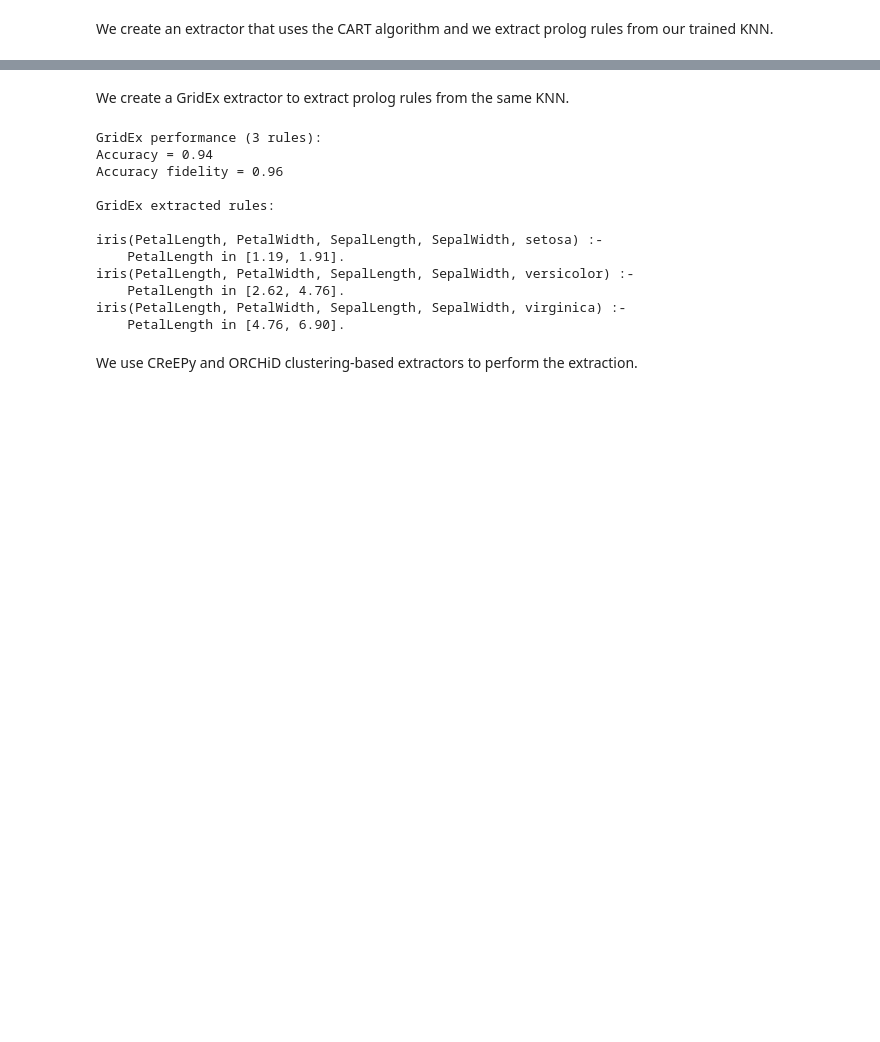
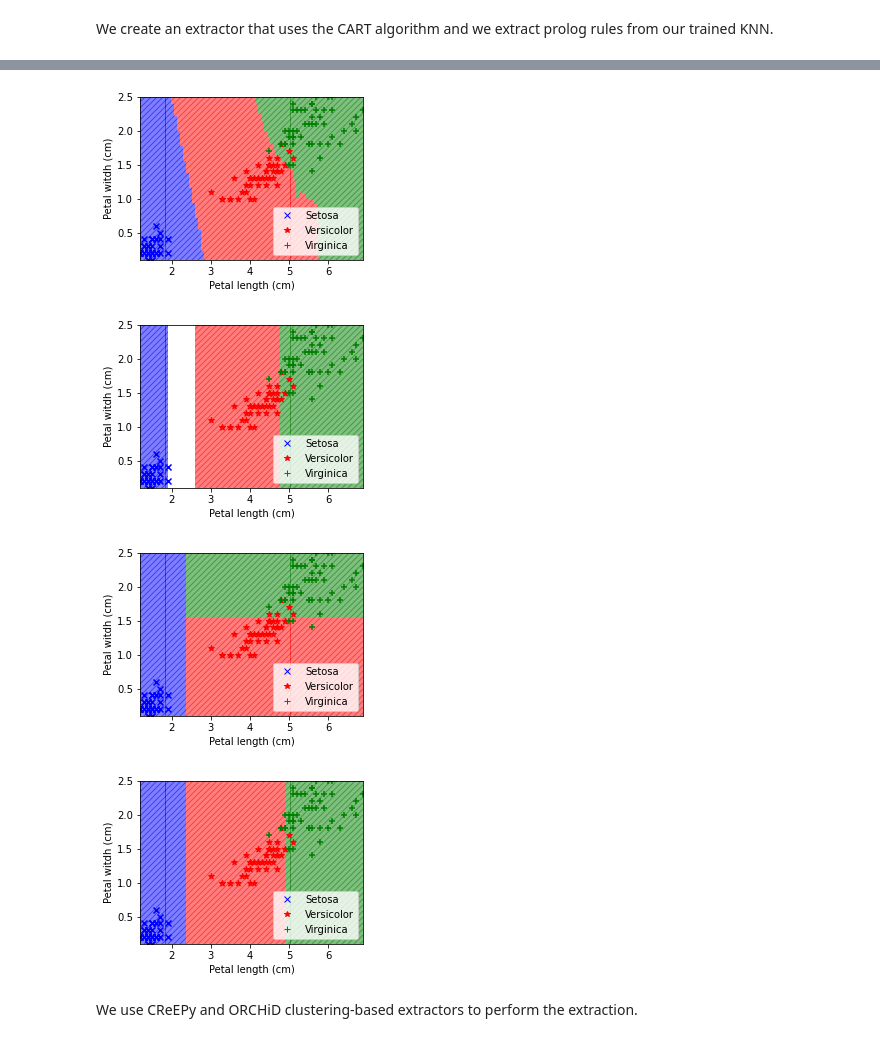
Before and after one commit to psykei/psyke-python, a Jupyter notebook: demo/DemoClassification.ipynb, the cells around one changed output, grey strips where cells are left out. Cells and saved outputs as stored; diff of their text form; code cells hidden in the pictures; blank space fills up the shorter version.

Commit message:
[wip] plots

```diff
--- a/demo/DemoClassification.ipynb
+++ b/demo/DemoClassification.ipynb
@@ -70,5 +73,8 @@ We use as predictor a KNN with K = 4 and we train it.
 # %%
-predictor = KNeighborsClassifier(n_neighbors=7)
+#predictor = MLPClassifier(alpha=1, max_iter=1000)
+predictor = KNeighborsClassifier(n_neighbors=5)
+#predictor = DecisionTreeClassifier()
 predictor.fit(train.iloc[:, :-1], train.iloc[:, -1])
-predictor.score(test.iloc[:, :-1], test.iloc[:, -1])
+print(f'Accuracy: {accuracy_score(predictor.predict(test.iloc[:, :-1]), test.iloc[:, -1]):.2f}')
+print(f'F1: {f1_score(predictor.predict(test.iloc[:, :-1]), test.iloc[:, -1], average="weighted"):.2f}')
 # %% [output]
@@ -76,8 +83,8 @@ predictor.score(test.iloc[:, :-1], test.iloc[:, -1])
 # %%
-it = Extractor.iter(predictor, min_update=0.07, min_examples=150, threshold=0.1, max_iterations=600, n_points=1)
-theory_from_cream = it.extract(train)
-print('ITER performance ({} rules):\nAccuracy = {:.2f}\nFidelity = {:.2f}\n'
-      .format(it.n_rules, it.accuracy(test), it.accuracy(test, predictor)))
-print('ITER extracted rules:\n\n' + pretty_theory(theory_from_cream))
+it = Extractor.iter(predictor, min_update=0.15, min_examples=150, threshold=0.1, max_iterations=600, n_points=1)
+theory_from_iter = it.extract(train)
+print('ITER performance ({} rules):\nAccuracy = {:.2f}\nFidelity = {:.2f}\nF1 = {:.2f}\nF1 = {:.2f}\n'
+      .format(it.n_rules, it.accuracy(test), it.accuracy(test, predictor), it.f1(test), it.f1(test, predictor)))
+print('ITER extracted rules:\n\n' + pretty_theory(theory_from_iter))
 # %% [output]
 ITER performance (3 rules):
@@ -116,23 +152 @@ iris(PetalLength, PetalWidth, SepalLength, SepalWidth, versicolor) :-
 iris(PetalLength, PetalWidth, SepalLength, SepalWidth, virginica).
-# %% [markdown]
-We create a GridEx extractor to extract prolog rules from the same KNN.
-# %%
-ranked = FeatureRanker(x.columns).fit(predictor, x).rankings()
-gridEx = Extractor.gridex(predictor, Grid(1, AdaptiveStrategy(ranked, [(0.85, 8)])), threshold=.1, min_examples=1)
-theory_from_gridEx = gridEx.extract(train)
-print('GridEx performance ({} rules):\nAccuracy = {:.2f}\nAccuracy fidelity = {:.2f}\n'
-      .format(gridEx.n_rules, gridEx.accuracy(test), gridEx.accuracy(test, predictor)))
-print('GridEx extracted rules:\n\n' + pretty_theory(theory_from_gridEx))
-# %% [output]
-GridEx performance (3 rules):
-Accuracy = 0.94
-Accuracy fidelity = 0.96
-
-GridEx extracted rules:
-
-iris(PetalLength, PetalWidth, SepalLength, SepalWidth, setosa) :-
-    PetalLength in [1.19, 1.91].
-iris(PetalLength, PetalWidth, SepalLength, SepalWidth, versicolor) :-
-    PetalLength in [2.62, 4.76].
-iris(PetalLength, PetalWidth, SepalLength, SepalWidth, virginica) :-
-    PetalLength in [4.76, 6.90].
@@ -139,3 +207,41 @@ iris(PetalLength, PetalWidth, SepalLength, SepalWidth, virginica) :-
+# %%
+import numpy as np
+
+model = 'knn'
+
+n = 2
+m = 70
+x = np.linspace(train.SepalLength.min(), train.SepalLength.max(), n)
+y = np.linspace(train.SepalWidth.min(), train.SepalWidth.max(), n)
+w = np.linspace(1.2, 6.9, 76)
+z = np.linspace(0.027, 2.5, 57)
+
+xx, yy, ww, zz = np.meshgrid(x[0:2].mean(), y[0:2].mean(), w, z)
+grid = pd.DataFrame(np.c_[xx.ravel(), yy.ravel(), ww.ravel(), zz.ravel()], columns=dataset.columns[:-1])
+
+pred = gridEx.predict(grid)
+idx = [p is not None for p in pred]
+
+init()
+plotSamples(pd.concat([grid, pd.DataFrame(predictor.predict(grid), columns=['iris'])], axis=1), marker='s')
+plotSamples(dataset, f'{model}')
+
+init()
+plotSamples(pd.concat([grid, pd.DataFrame(gridEx.predict(grid), columns=['iris'])], axis=1), marker='s')
+plotSamples(dataset, f'{model}-gridex')
+
+init()
+plotSamples(pd.concat([grid, pd.DataFrame(cart.predict(grid), columns=['iris'])], axis=1), marker='s')
+plotSamples(dataset, f'{model}-cart')
+
+init()
+plotSamples(pd.concat([grid, pd.DataFrame(it.predict(grid), columns=['iris'])], axis=1), marker='s')
+plotSamples(dataset, f'{model}-iter')
+# %% [output]
+[figure, added]
+[figure, added]
+[figure, added]
+[figure, added]
 # %% [markdown]
 We use CReEPy and ORCHiD clustering-based extractors to perform the extraction.
 # %%
```
Also changed, not shown: parts of 9 cells of this notebook, 34 other files.
